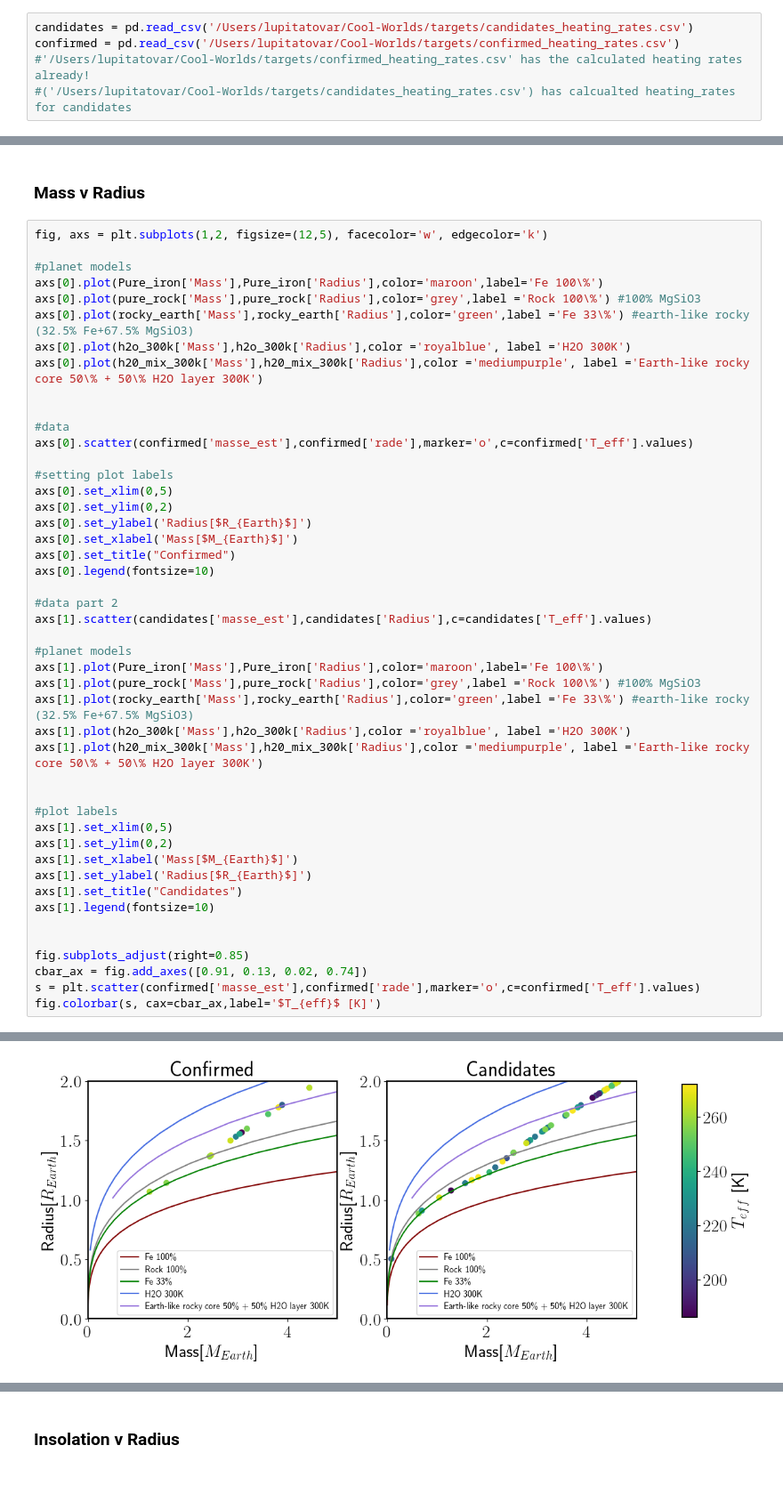
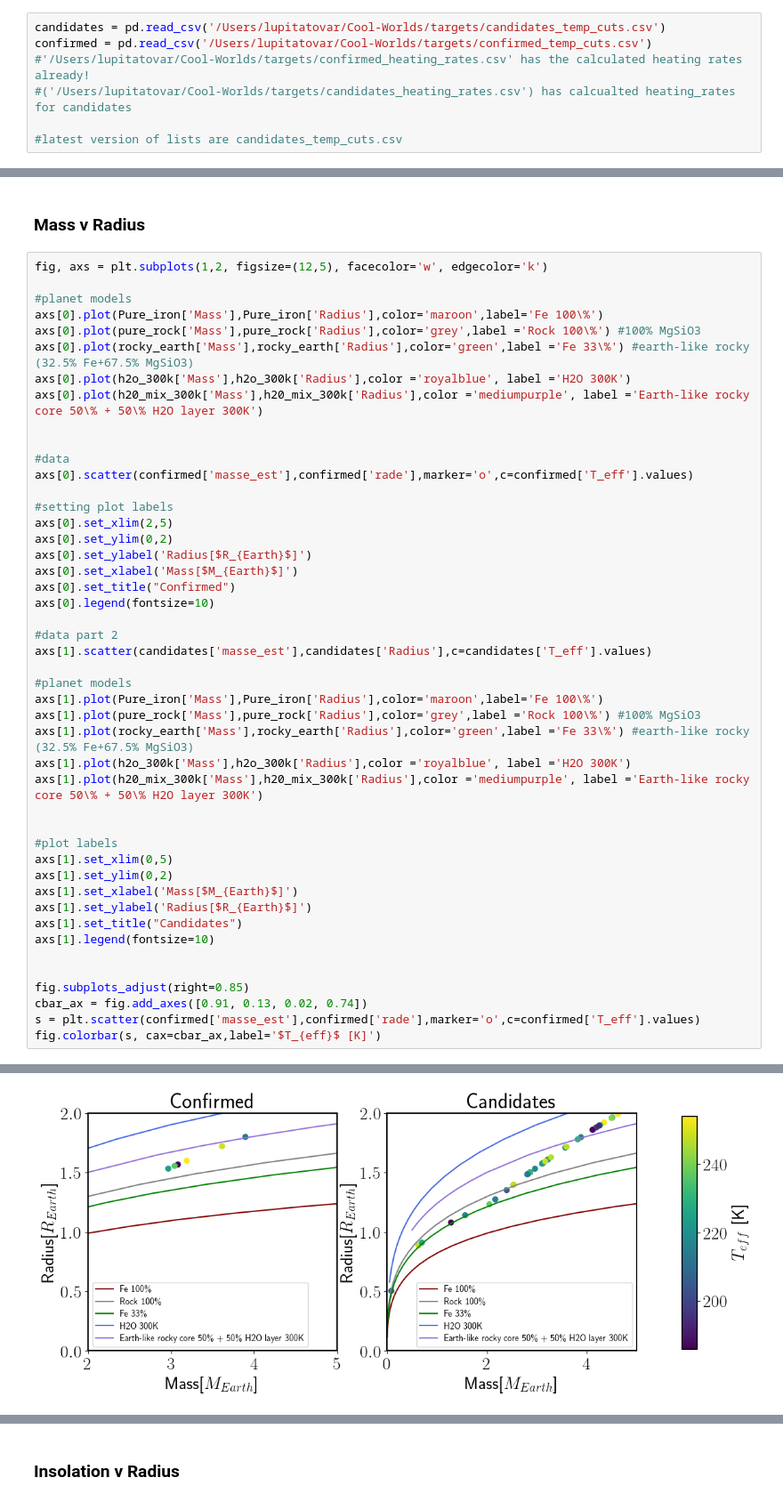
Before and after one commit to lupitatovar/Cool-Worlds, a Jupyter notebook: figures/Figures.ipynb, the cells around one changed output, grey strips where cells are left out. Shown at 89% size. Saved outputs shown, nothing was run; the diff lists cells and outputs as text.

Commit message:
calculating temps

```diff
--- a/figures/Figures.ipynb
+++ b/figures/Figures.ipynb
@@ -19,7 +19,9 @@ rcParams["font.sans-serif"] = ["Computer Modern Sans Serif"]
 rcParams["text.usetex"] = True
 plt.rcParams['axes.linewidth']=1.5
 # %%
-candidates = pd.read_csv('/Users/lupitatovar/Cool-Worlds/targets/candidates_heating_rates.csv')
-confirmed = pd.read_csv('/Users/lupitatovar/Cool-Worlds/targets/confirmed_heating_rates.csv')
+candidates = pd.read_csv('/Users/lupitatovar/Cool-Worlds/targets/candidates_temp_cuts.csv')
+confirmed = pd.read_csv('/Users/lupitatovar/Cool-Worlds/targets/confirmed_temp_cuts.csv')
 #'/Users/lupitatovar/Cool-Worlds/targets/confirmed_heating_rates.csv' has the calculated heating rates already!
 #('/Users/lupitatovar/Cool-Worlds/targets/candidates_heating_rates.csv') has calcualted heating_rates for candidates
+
+#latest version of lists are candidates_temp_cuts.csv
@@ -68,40 +122,40 @@ axs[0].plot(h20_mix_300k['Mass'],h20_mix_300k['Radius'],color ='mediumpurple', l
 axs[0].scatter(confirmed['masse_est'],confirmed['rade'],marker='o',c=confirmed['T_eff'].values)
 
 #setting plot labels
-axs[0].set_xlim(0,5)
+axs[0].set_xlim(2,5)
 axs[0].set_ylim(0,2)
 axs[0].set_ylabel('Radius[$R_{Earth}$]')
 axs[0].set_xlabel('Mass[$M_{Earth}$]')
 axs[0].set_title("Confirmed")
 axs[0].legend(fontsize=10)
 
 #data part 2
 axs[1].scatter(candidates['masse_est'],candidates['Radius'],c=candidates['T_eff'].values)
 
 #planet models
 axs[1].plot(Pure_iron['Mass'],Pure_iron['Radius'],color='maroon',label='Fe 100\%')
 axs[1].plot(pure_rock['Mass'],pure_rock['Radius'],color='grey',label ='Rock 100\%') #100% MgSiO3
 axs[1].plot(rocky_earth['Mass'],rocky_earth['Radius'],color='green',label ='Fe 33\%') #earth-like rocky  (32.5% Fe+67.5% MgSiO3)
 axs[1].plot(h2o_300k['Mass'],h2o_300k['Radius'],color ='royalblue', label ='H2O 300K')
 axs[1].plot(h20_mix_300k['Mass'],h20_mix_300k['Radius'],color ='mediumpurple', label ='Earth-like rocky core 50\% + 50\% H2O layer 300K')
 
 
 #plot labels
 axs[1].set_xlim(0,5)
 axs[1].set_ylim(0,2)
 axs[1].set_xlabel('Mass[$M_{Earth}$]')
 axs[1].set_ylabel('Radius[$R_{Earth}$]')
 axs[1].set_title("Candidates")
 axs[1].legend(fontsize=10)
 
 
 fig.subplots_adjust(right=0.85)
 cbar_ax = fig.add_axes([0.91, 0.13, 0.02, 0.74])
 s = plt.scatter(confirmed['masse_est'],confirmed['rade'],marker='o',c=confirmed['T_eff'].values)
 fig.colorbar(s, cax=cbar_ax,label='$T_{eff}$ [K]')
 # %% [output]
 <matplotlib.colorbar.Colorbar at 0x...>
-[figure, old version]
+[figure, new version]
 # %%
 plt.scatter(confirmed['masse_est'],confirmed['rade'])
 
```
Also changed, not shown: parts of 14 cells of this notebook, 4 other files.
